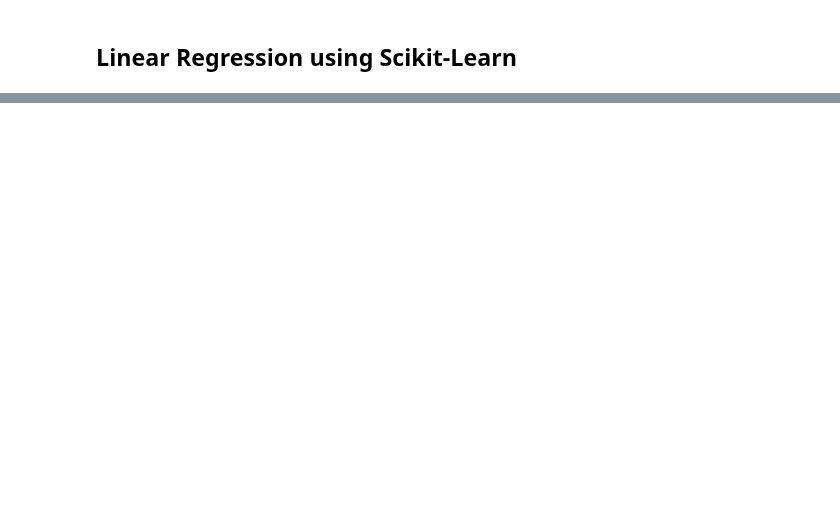
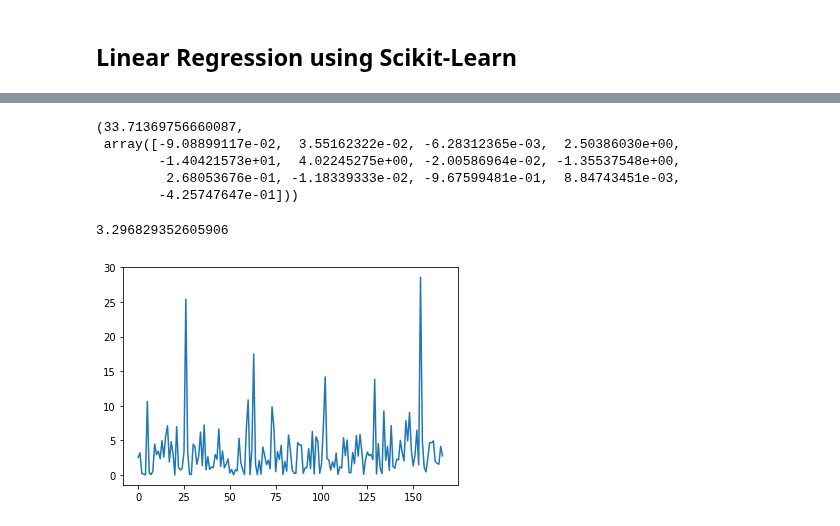
Before and after one commit to richss/cs455-ml-demos, a Jupyter notebook: Ch4-Demos.ipynb, the cells around one changed output, grey strips where cells are left out. Cells and saved outputs as stored; diff of their text form; code cells hidden in the pictures; blank space fills up the shorter version.

```diff
--- a/Ch4-Demos.ipynb
+++ b/Ch4-Demos.ipynb
@@ -89,0 +197,11 @@ array([[4.27224919],
+# %%
+from sklearn import datasets
+import numpy as np
+from matplotlib import pyplot as plt
+from sklearn.linear_model import LinearRegression
+from sklearn.model_selection import train_test_split
+import pandas as pd
+from pandas.plotting import scatter_matrix
+%matplotlib inline
+
+boston_housing_data = datasets.load_boston()
@@ -89,0 +234,25 @@ array([[4.27224919],
+# %%
+train_X, test_X, train_y, test_y = train_test_split(boston_housing_data.data,
+                                                   boston_housing_data.target,
+                                                   test_size=0.33)
+
+lin_reg = LinearRegression()
+lin_reg.fit(train_X,train_y)
+pred_y = lin_reg.predict(test_X)
+
+# Outputs the intercept and coefficient of the model (theta_0 and theta_1 respectively)
+lin_reg.intercept_, lin_reg.coef_
+# %% [output]
+(33.71369756660087,
+ array([-9.08899117e-02,  3.55162322e-02, -6.28312365e-03,  2.50386030e+00,
+        -1.40421573e+01,  4.02245275e+00, -2.00586964e-02, -1.35537548e+00,
+         2.68053676e-01, -1.18339333e-02, -9.67599481e-01,  8.84743451e-03,
+        -4.25747647e-01]))
+# %%
+from sklearn.metrics import mean_absolute_error
+plt.plot(abs(test_y - pred_y))
+
+mean_absolute_error(test_y, pred_y)
+# %% [output]
+3.296829352605906
+[figure, added]
```
Also changed, not shown: parts of 16 cells of this notebook.
